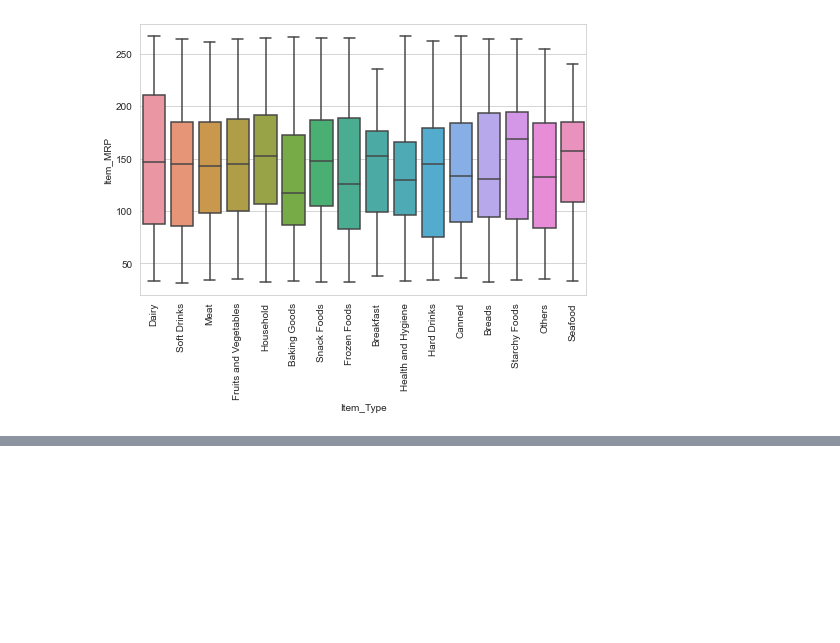
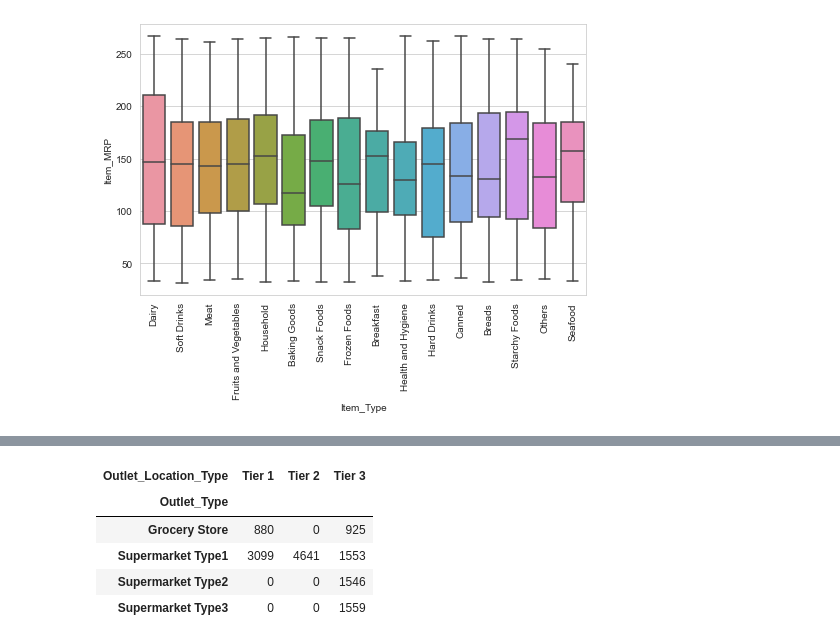
Before and after one commit to ayg15/bigmart-sales, a Jupyter notebook: Big Mart Sales Prediction.ipynb, the cells around one changed output, grey strips where cells are left out. Saved outputs shown, nothing was run; the diff lists cells and outputs as text; code cells hidden in the pictures; blank space fills up the shorter version.

```diff
--- a/Big Mart Sales Prediction.ipynb
+++ b/Big Mart Sales Prediction.ipynb
@@ -333,0 +485,10 @@ Name: Item_Visibility, Length: 13024, dtype: int64
+# %%
+outlet_crosstab_type = pd.crosstab(sales_df['Outlet_Type'], sales_df['Outlet_Location_Type'])
+outlet_crosstab_type
+# %% [output]
+| Outlet_Location_Type | Tier 1 | Tier 2 | Tier 3 |
+| Outlet_Type |  |  |  |
+| Grocery Store | 880 | 0 | 925 |
+| Supermarket Type1 | 3099 | 4641 | 1553 |
+| Supermarket Type2 | 0 | 0 | 1546 |
+| Supermarket Type3 | 0 | 0 | 1559 |
```
Also changed, not shown: parts of 52 cells of this notebook.
